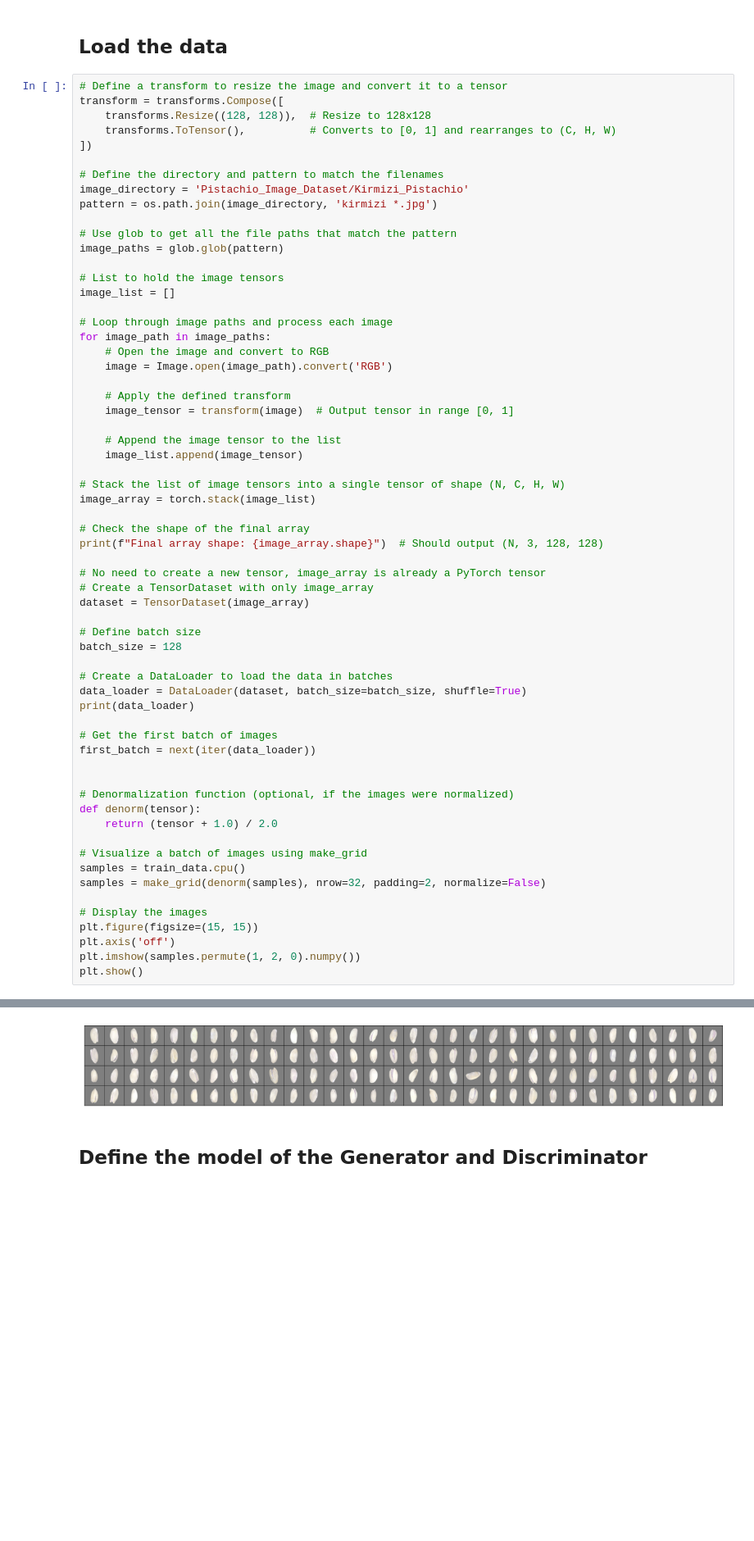
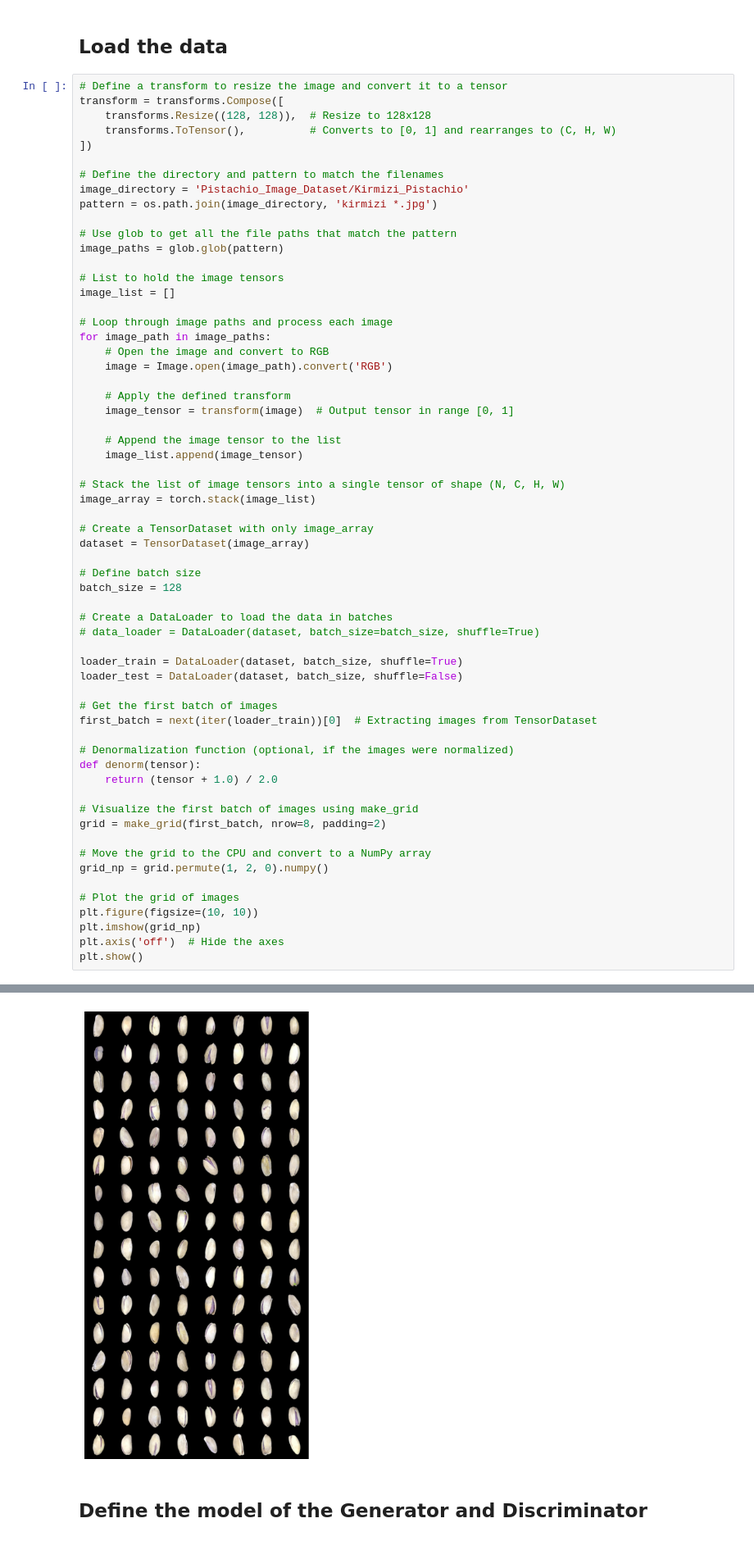
Before and after one commit to felixbroch/GAN_project, a Jupyter notebook: src/dataset/GAN_dataset_new copy.ipynb, the cells around one changed output, grey strips where cells are left out. Shown: that part at 82% size. Saved outputs shown, nothing was run; the diff lists cells and outputs as text; blank space fills up the shorter version.

Commit message:
test on virtual env

```diff
--- a/src/dataset/GAN_dataset_new copy.ipynb
+++ b/src/dataset/GAN_dataset_new copy.ipynb
@@ -101,10 +104,6 @@ for image_path in image_paths:
 # Stack the list of image tensors into a single tensor of shape (N, C, H, W)
 image_array = torch.stack(image_list)
 
-# Check the shape of the final array
-print(f"Final array shape: {image_array.shape}")  # Should output (N, 3, 128, 128)
-
-# No need to create a new tensor, image_array is already a PyTorch tensor
 # Create a TensorDataset with only image_array
 dataset = TensorDataset(image_array)
 
@@ -112,24 +111,27 @@ dataset = TensorDataset(image_array)
 batch_size = 128
 
 # Create a DataLoader to load the data in batches
-data_loader = DataLoader(dataset, batch_size=batch_size, shuffle=True)
-print(data_loader)
+# data_loader = DataLoader(dataset, batch_size=batch_size, shuffle=True)
+
+loader_train = DataLoader(dataset, batch_size, shuffle=True)
+loader_test = DataLoader(dataset, batch_size, shuffle=False)
 
 # Get the first batch of images
-first_batch = next(iter(data_loader))
-
+first_batch = next(iter(loader_train))[0]  # Extracting images from TensorDataset
 
 # Denormalization function (optional, if the images were normalized)
 def denorm(tensor):
     return (tensor + 1.0) / 2.0
 
-# Visualize a batch of images using make_grid
-samples = train_data.cpu()
-samples = make_grid(denorm(samples), nrow=32, padding=2, normalize=False)
+# Visualize the first batch of images using make_grid
+grid = make_grid(first_batch, nrow=8, padding=2)
 
-# Display the images
-plt.figure(figsize=(15, 15))
-plt.axis('off')
-plt.imshow(samples.permute(1, 2, 0).numpy())
+# Move the grid to the CPU and convert to a NumPy array
+grid_np = grid.permute(1, 2, 0).numpy()
+
+# Plot the grid of images
+plt.figure(figsize=(10, 10))
+plt.imshow(grid_np)
+plt.axis('off')  # Hide the axes
 plt.show()
 # %% [output]
@@ -138,4 +138,4 @@ Final array shape: torch.Size([1232, 3, 128, 128])
-[figure, old version]
+[figure, new version]
 # %% [markdown]
 ## Define the model of the Generator and Discriminator
 # %%
```
Also changed, not shown: parts of 5 cells of this notebook, 42 other files.
